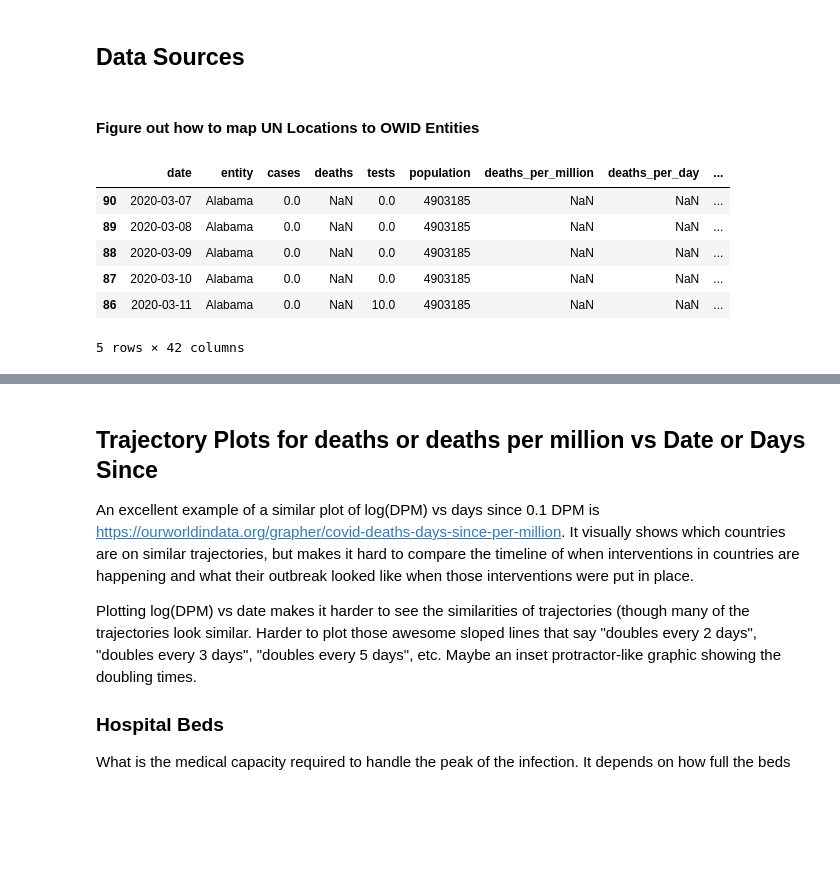
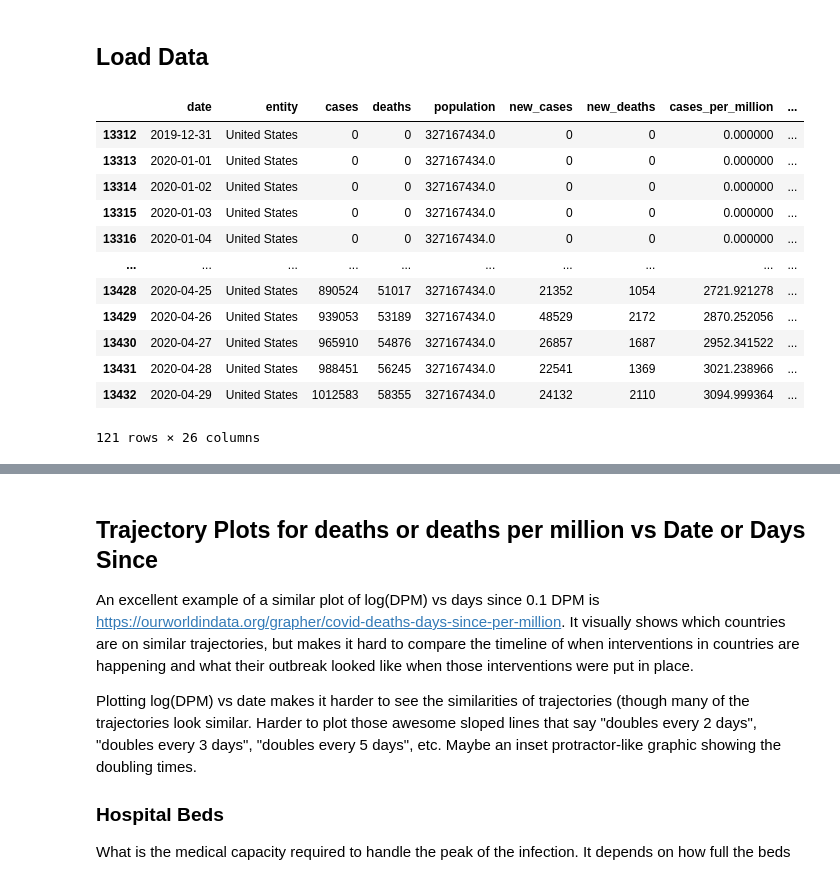
Before and after one commit to todddeluca/coronavirus, a Jupyter notebook: coronavirus_death_rate.ipynb, the cells around one changed output, grey strips where cells are left out. Cells and saved outputs as stored; diff of their text form; code cells hidden in the pictures; blank space fills up the shorter version.

```diff
--- a/coronavirus_death_rate.ipynb
+++ b/coronavirus_death_rate.ipynb
@@ -33,3 +47,3 @@ import timeit
 %matplotlib inline
 # %% [markdown]
-## Data Sources
+## Load Data
@@ -388,2 +49,0 @@ def load_all(download=False):
-# %% [markdown]
-#### Figure out how to map UN Locations to OWID Entities
@@ -448,14 +50,25 @@ def map_owid_to_un_pop(mer=None):
 # %%
 # takes a minute
-states_df, countries_df, all_df = load_all(download=False)
+states_df, countries_df, all_df = load_all(download=True)
-# %% [output]
-|  | date | entity | cases | deaths | tests | population | deaths_per_million | deaths_per_day | ... |
-| 90 | 2020-03-07 | Alabama | 0.0 | NaN | 0.0 | 4903185 | NaN | NaN | ... |
-| 89 | 2020-03-08 | Alabama | 0.0 | NaN | 0.0 | 4903185 | NaN | NaN | ... |
-| 88 | 2020-03-09 | Alabama | 0.0 | NaN | 0.0 | 4903185 | NaN | NaN | ... |
-| 87 | 2020-03-10 | Alabama | 0.0 | NaN | 0.0 | 4903185 | NaN | NaN | ... |
-| 86 | 2020-03-11 | Alabama | 0.0 | NaN | 10.0 | 4903185 | NaN | NaN | ... |
-5 rows × 42 columns
+# %%
+states_df.head()
+countries_df.head()
+df = countries_df
+df[df['entity'] == 'United States']
+# %% [output]
+|  | date | entity | cases | deaths | population | new_cases | new_deaths | cases_per_million | ... |
+| 13312 | 2019-12-31 | United States | 0 | 0 | 327167434.0 | 0 | 0 | 0.000000 | ... |
+| 13313 | 2020-01-01 | United States | 0 | 0 | 327167434.0 | 0 | 0 | 0.000000 | ... |
+| 13314 | 2020-01-02 | United States | 0 | 0 | 327167434.0 | 0 | 0 | 0.000000 | ... |
+| 13315 | 2020-01-03 | United States | 0 | 0 | 327167434.0 | 0 | 0 | 0.000000 | ... |
+| 13316 | 2020-01-04 | United States | 0 | 0 | 327167434.0 | 0 | 0 | 0.000000 | ... |
+| ... | ... | ... | ... | ... | ... | ... | ... | ... | ... |
+| 13428 | 2020-04-25 | United States | 890524 | 51017 | 327167434.0 | 21352 | 1054 | 2721.921278 | ... |
+| 13429 | 2020-04-26 | United States | 939053 | 53189 | 327167434.0 | 48529 | 2172 | 2870.252056 | ... |
+| 13430 | 2020-04-27 | United States | 965910 | 54876 | 327167434.0 | 26857 | 1687 | 2952.341522 | ... |
+| 13431 | 2020-04-28 | United States | 988451 | 56245 | 327167434.0 | 22541 | 1369 | 3021.238966 | ... |
+| 13432 | 2020-04-29 | United States | 1012583 | 58355 | 327167434.0 | 24132 | 2110 | 3094.999364 | ... |
+121 rows × 26 columns
 # %%
 print(f'What states have a population similar to New Zealand?')
 print(list(states_df.loc[(states_df['population'] < 5e6) & (states_df['population'] > 3e6), :]
```
Also changed, not shown: parts of 24 cells of this notebook, 11 other files.
